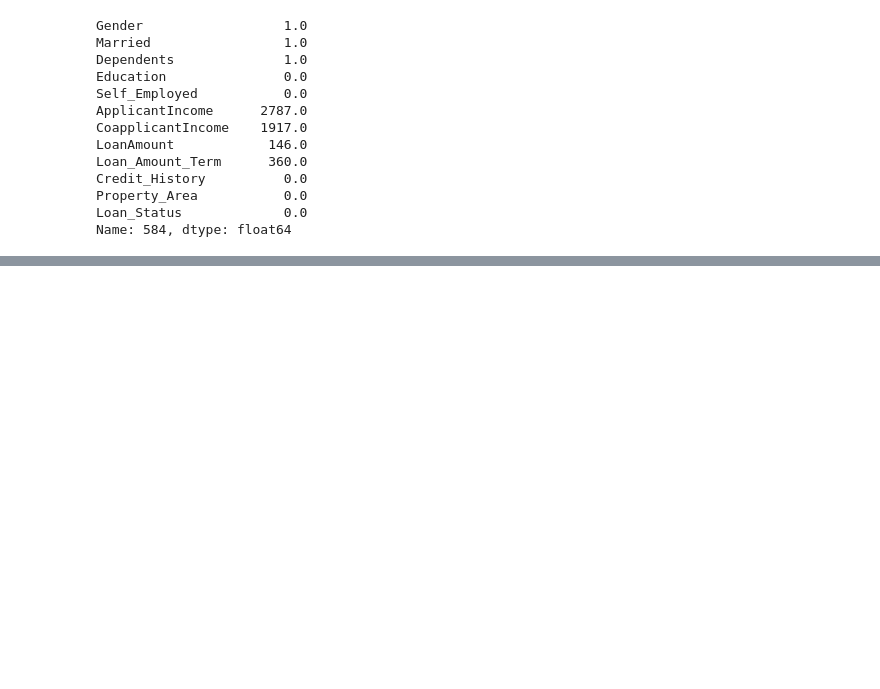
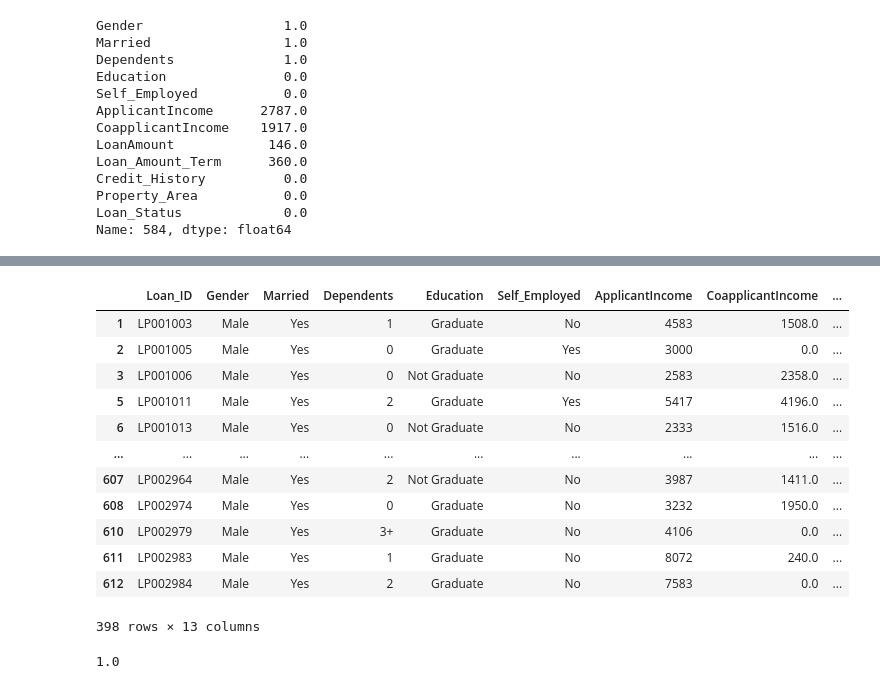
Before and after one commit to chandupolina/Loan-Approval-System, a Jupyter notebook: loanapproval.ipynb, the cells around one changed output, grey strips where cells are left out. Saved outputs shown, nothing was run; the diff lists cells and outputs as text; code cells hidden in the pictures; blank space fills up the shorter version.

```diff
--- a/loanapproval.ipynb
+++ b/loanapproval.ipynb
@@ -440,0 +467,20 @@ IndexError: index 0 is out of bounds for axis 0 with size 0
+# %%
+cat_data[cat_data['Married']=='Yes']
+# %% [output]
+|  | Loan_ID | Gender | Married | Dependents | Education | Self_Employed | ApplicantIncome | CoapplicantIncome | ... |
+| 1 | LP001003 | Male | Yes | 1 | Graduate | No | 4583 | 1508.0 | ... |
+| 2 | LP001005 | Male | Yes | 0 | Graduate | Yes | 3000 | 0.0 | ... |
+| 3 | LP001006 | Male | Yes | 0 | Not Graduate | No | 2583 | 2358.0 | ... |
+| 5 | LP001011 | Male | Yes | 2 | Graduate | Yes | 5417 | 4196.0 | ... |
+| 6 | LP001013 | Male | Yes | 0 | Not Graduate | No | 2333 | 1516.0 | ... |
+| ... | ... | ... | ... | ... | ... | ... | ... | ... | ... |
+| 607 | LP002964 | Male | Yes | 2 | Not Graduate | No | 3987 | 1411.0 | ... |
+| 608 | LP002974 | Male | Yes | 0 | Graduate | No | 3232 | 1950.0 | ... |
+| 610 | LP002979 | Male | Yes | 3+ | Graduate | No | 4106 | 0.0 | ... |
+| 611 | LP002983 | Male | Yes | 1 | Graduate | No | 8072 | 240.0 | ... |
+| 612 | LP002984 | Male | Yes | 2 | Graduate | No | 7583 | 0.0 | ... |
+398 rows × 13 columns
+# %%
+df_train.loc[1]['Married']
+# %% [output]
+1.0
```
Also changed, not shown: parts of 16 cells of this notebook, 1 other file.
